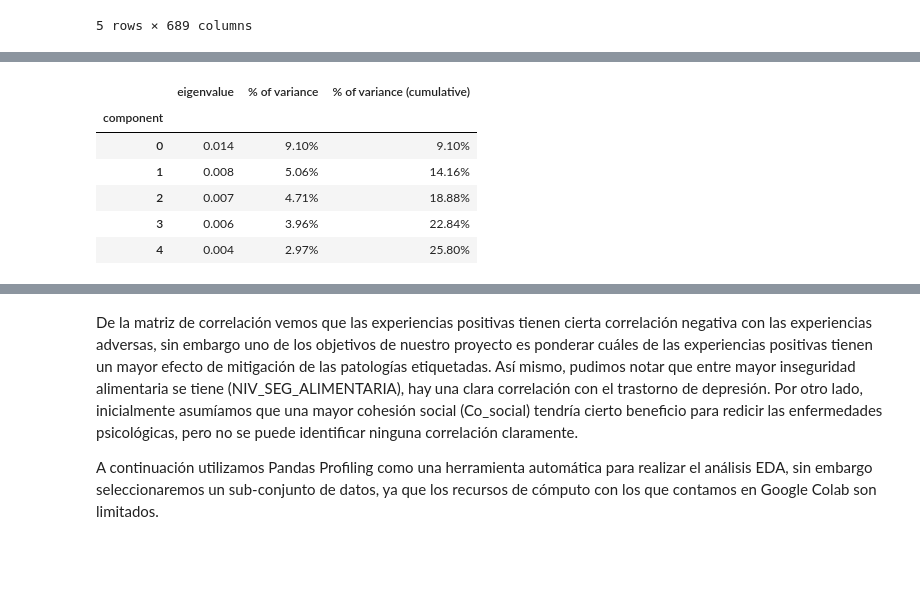
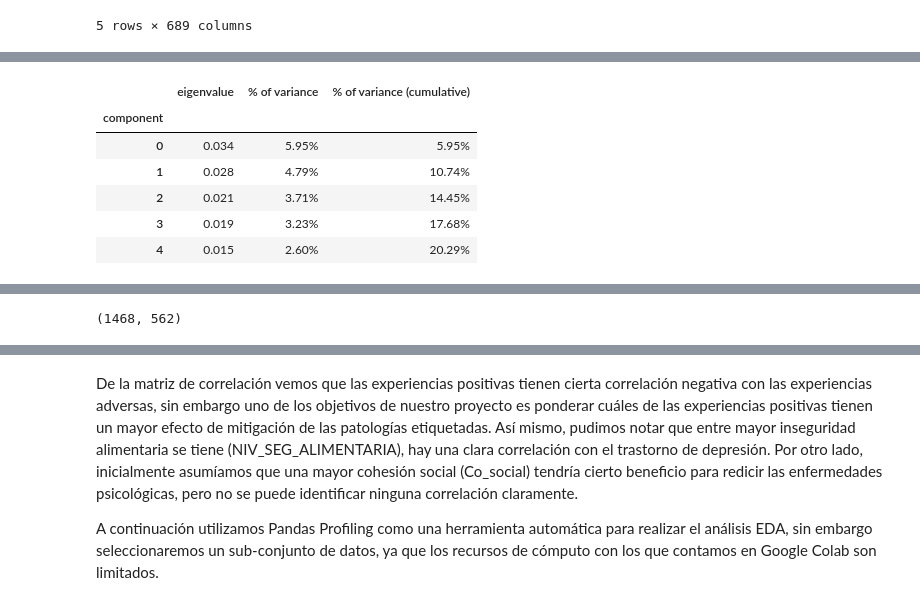
Before and after one commit to danielav081596/Proyecto_Integrador_Equipo5, a Jupyter notebook: Avance2_Equipo.ipynb, the cells around one changed output, grey strips where cells are left out. Drawn from its saved outputs; the diff is of its cells as text; code cells hidden in the pictures; blank space fills up the shorter version.

```diff
--- a/Avance2_Equipo.ipynb
+++ b/Avance2_Equipo.ipynb
@@ -321,0 +290,5 @@ def cumulatively_categorise(column):
+# %%
+# Definimos nuestro conjunto de datos de salida etiquetados
+
+y = df_adultos2[['Depresion', 'Ansiedad',
+       'TRANSTORNO_ESTRES POSTRAUMÁTICO', 'SOSPECHA DE ANOREXIA/BULIMIA']]
@@ -322,3 +321,6 @@ def cumulatively_categorise(column):
+# %%
+# Definimos nuestros conjuntos de entrenamiento, prueba y validació
+X_train, X_test, y_train, y_test = train_test_split(df_adultos2, y, test_size=0.3, random_state=0)
 # %%
 # Definimos una función que sustituye los valores de cada columna con 1 cuando el valor boolean
 # de la comparación de cada elemento con la moda de la columna es True y 0 cuando es False
@@ -331,12 +333,12 @@ def categorize_by_mode(column):
     else:
         return pd.Series(0, index=column.index)
 # %%
-# Aplicamos la función definida anteriormente al data frame
+# Aplicamos la función definida anteriormente al conjunto de entrenamiento
 
-for col in df_adultos2:
+for col in X_train:
     # One-hot encoding para columnas binarias
-    if df_adultos2[col].nunique() == 2:
-        df_adultos2 = pd.get_dummies(df_adultos2, columns=[col], drop_first=True)
+    if X_train[col].nunique() == 2:
+        X_train = pd.get_dummies(X_train, columns=[col], drop_first=True)
     else:
         # Aplicamos la función que creamos a cada elemento del data frame
-        df_adultos2 = df_adultos2.apply(categorize_by_mode)
+        X_train = X_train.apply(categorize_by_mode)
@@ -344,18 +379,18 @@ for col in df_adultos2:
 import prince
 
 mca = prince.MCA(one_hot=False,n_components=5, random_state=42)
-mca_result = mca.fit(df_adultos2)
+mca_result = mca.fit(X_train)
 # %%
 # obtain main components
-main_components_data = mca_result.eigenvalues_summary
-main_components_data
+main_comp_X_train = mca_result.eigenvalues_summary
+main_comp_X_train
 # %% [output]
 |  | eigenvalue | % of variance | % of variance (cumulative) |
 | component |  |  |  |
-| 0 | 0.014 | 9.10% | 9.10% |
-| 1 | 0.008 | 5.06% | 14.16% |
-| 2 | 0.007 | 4.71% | 18.88% |
-| 3 | 0.006 | 3.96% | 22.84% |
-| 4 | 0.004 | 2.97% | 25.80% |
+| 0 | 0.034 | 5.95% | 5.95% |
+| 1 | 0.028 | 4.79% | 10.74% |
+| 2 | 0.021 | 3.71% | 14.45% |
+| 3 | 0.019 | 3.23% | 17.68% |
+| 4 | 0.015 | 2.60% | 20.29% |
 # %%
 mca.plot(
@@ -369,6 +404,10 @@ mca.plot(
 )
 # %% [output]
 [interactive output not drawn]
+# %%
+df_adultos.shape
+# %% [output]
+(1468, 562)
 # %%
 contributions = mca.column_contributions_.style.format('{:.0%}')
 contrib_df = pd.DataFrame(contributions.data)
```
Also changed, not shown: parts of 60 cells of this notebook.
